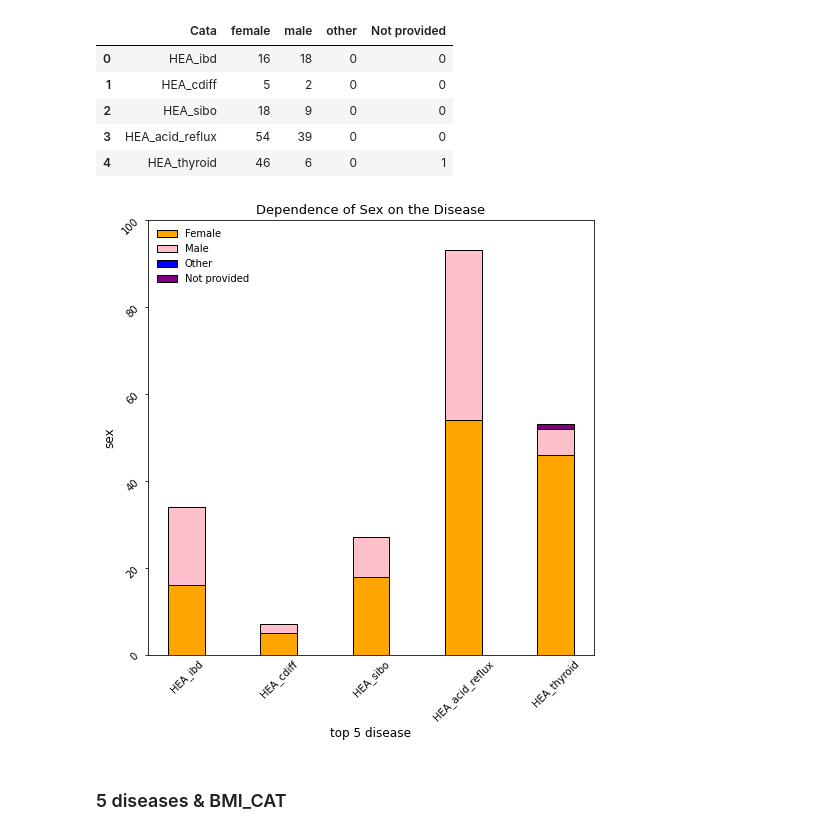
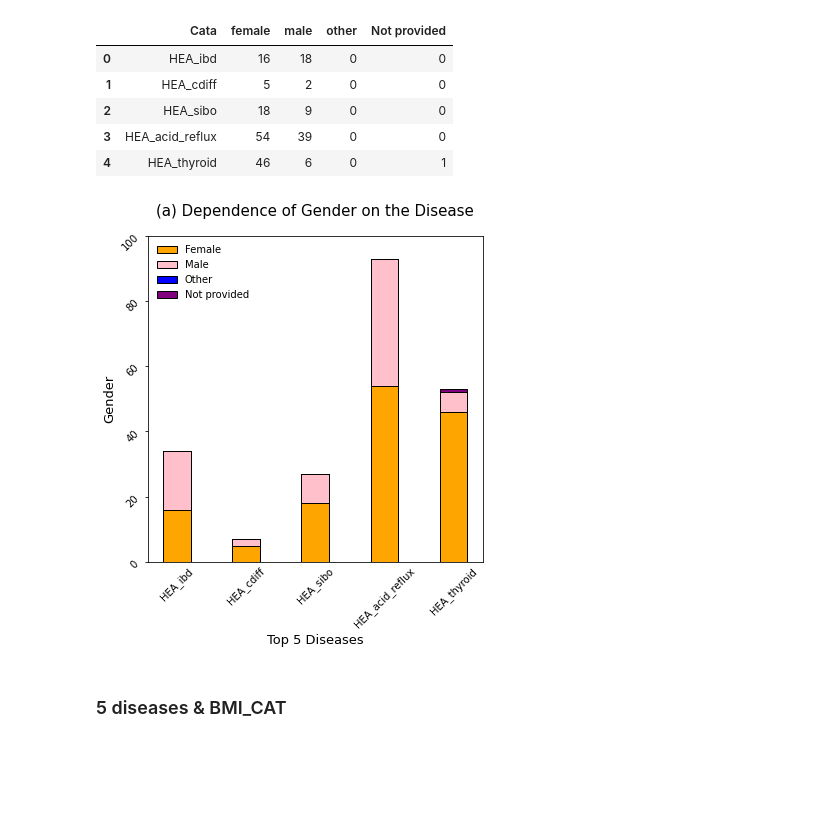
Before and after one commit to annawet/Poop-Power, a Jupyter notebook: w11_poop_visualization.ipynb, the cells around one changed output. Saved outputs shown, nothing was run; the diff lists cells and outputs as text; code cells hidden in the pictures; blank space fills up the shorter version.

Commit message:
adjust the title

```diff
--- a/w11_poop_visualization.ipynb
+++ b/w11_poop_visualization.ipynb
@@ -308,28 +308,28 @@ dfs
 # %%
 x = dfs['Cata']
 y1 = dfs['female']
 y2 = dfs['male']
 y3 =dfs['other']
 y4 =dfs['Not provided']
-plt.figure(figsize=(8, 8))
+plt.figure(figsize=(6, 6))
 plt.bar(x,y1,width=0.4,label='Female',color='orange',edgecolor='black')
 plt.bar(x,y2,width=0.4,bottom=y1,label='Male',color='pink',edgecolor='black')
 plt.bar(x,y3,width=0.4,bottom=y1+y2,label='Other',color='blue',edgecolor='black')
 plt.bar(x,y4,width=0.4,bottom=y1+y2+y3,label='Not provided',color='purple',edgecolor='black')
 
 
 plt.tick_params(axis='x',length=0)
 plt.yticks(rotation=45)
 plt.xticks(rotation=45)
 plt.ylim(0,100)
 
-plt.xlabel('top 5 disease',fontsize=12)
-plt.ylabel('sex',fontsize=12)
-plt.title('Dependence of Sex on the Disease',fontsize=13)
+plt.xlabel('Top 5 Diseases',fontsize=13)
+plt.ylabel('Gender',fontsize=13)
+plt.title('(a) Dependence of Gender on the Disease',fontsize=15, pad=20)
 plt.legend(loc=2,frameon=False,fontsize=10)
 plt.show()
 # %% [output]
-[figure, old version]
+[figure, new version]
 # %% [markdown]
 ### 5 diseases & BMI_CAT
 # %%
```
Also changed, not shown: parts of 5 cells of this notebook.
